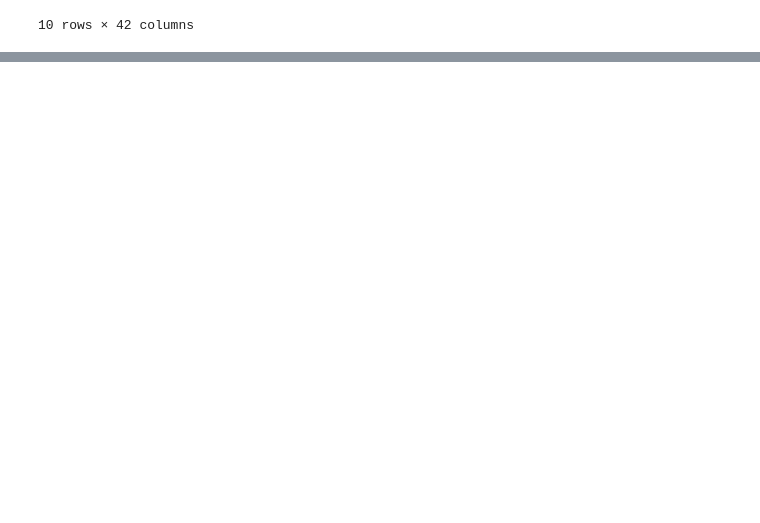
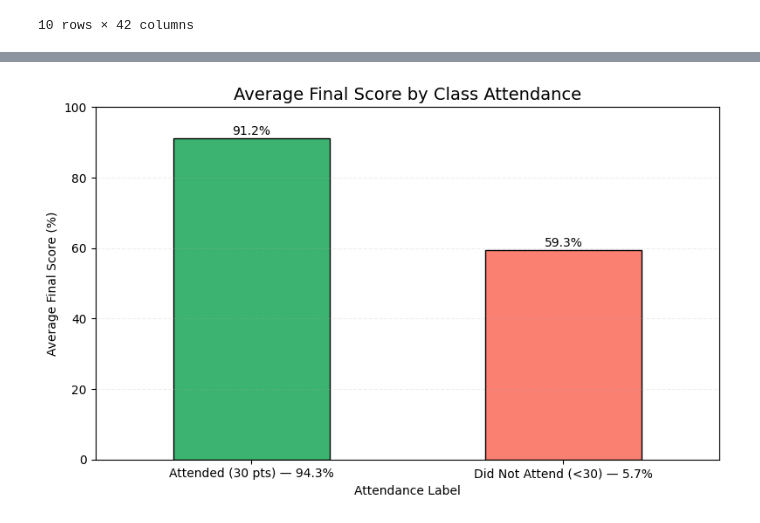
Before and after one commit to akioazevedo/student_analysis, a Jupyter notebook: Analysis.ipynb, the cells around one changed output, grey strips where cells are left out. Saved outputs shown, nothing was run; the diff lists cells and outputs as text; code cells hidden in the pictures; blank space fills up the shorter version.

```diff
--- a/Analysis.ipynb
+++ b/Analysis.ipynb
@@ -92,0 +148,44 @@ plt.show()
+# %%
+import matplotlib.pyplot as plt
+
+# Re-create the 'Attendance Status' column
+df_attendance = df[['In-Class LIVE Lecture Assignment for Attendance', 'Final Score']].copy()
+df_attendance = df_attendance.apply(pd.to_numeric, errors='coerce')
+
+df_attendance['Attendance Status'] = df_attendance['In-Class LIVE Lecture Assignment for Attendance'].apply(
+    lambda x: 'Attended (30 pts)' if x == 30 else 'Did Not Attend (<30)'
+)
+
+# Count percentages of each group
+group_counts = df_attendance['Attendance Status'].value_counts()
+total_students = group_counts.sum()
+group_percentages = (group_counts / total_students * 100).round(1)
+
+# Add percentage to label
+df_attendance['Attendance Label'] = df_attendance['Attendance Status'].apply(
+    lambda status: f"{status} — {group_percentages[status]}%"
+)
+
+# Calculate average final score for each label
+attendance_means = df_attendance.groupby('Attendance Label')['Final Score'].mean()
+
+# Plot as bar chart
+plt.figure(figsize=(8, 5))
+bars = attendance_means.plot(kind='bar', color=['mediumseagreen', 'salmon'], edgecolor='black')
+
+# Add value labels
+for bar in bars.patches:
+    height = bar.get_height()
+    plt.text(bar.get_x() + bar.get_width()/2, height + 1, f'{height:.1f}%', ha='center', fontsize=10)
+
+# Final formatting
+plt.title('Average Final Score by Class Attendance', fontsize=14)
+plt.ylabel('Average Final Score (%)')
+plt.xticks(rotation=0)
+plt.ylim(0, 100)
+plt.grid(axis='y', linestyle='--', alpha=0.2)
+plt.tight_layout()
+plt.savefig("plots/Class Attendance.png")
+plt.show()
+# %% [output]
+[figure, added]
```
Also changed, not shown: parts of 4 cells of this notebook, 6 other files.
